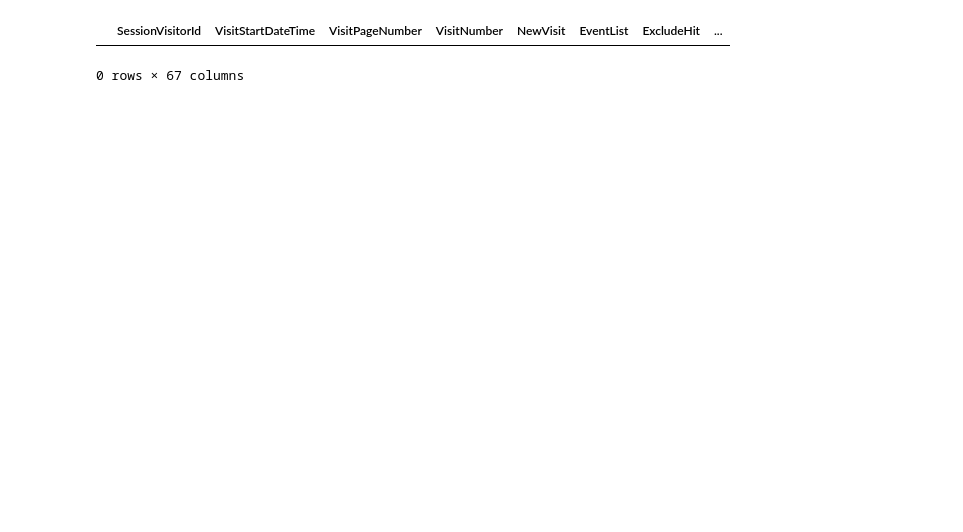
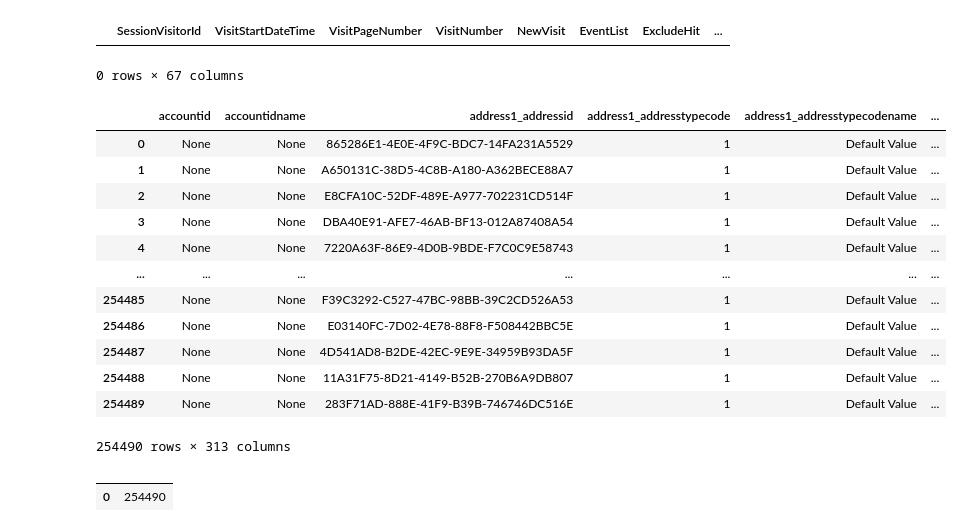
Before and after one commit to wyang-pisrc/ra-mdp, a Jupyter notebook: engagement_scoring/engagement_scoring.ipynb, the cells around one changed output. Saved outputs shown, nothing was run; the diff lists cells and outputs as text; code cells hidden in the pictures; blank space fills up the shorter version.

```diff
--- a/engagement_scoring/engagement_scoring.ipynb
+++ b/engagement_scoring/engagement_scoring.ipynb
@@ -440,3 +438,36 @@ df
 # %% [output]
 |  | SessionVisitorId | VisitStartDateTime | VisitPageNumber | VisitNumber | NewVisit | EventList | ExcludeHit | ... |
 0 rows × 67 columns
+# %%
+df = query_db(
+    """
+    SELECT *
+    FROM [Staging].[crm].[Lead]
+    """
+)
+df.to_csv("crm_Lead_20221116_all.csv")
+df
+# %% [output]
+|  | accountid | accountidname | address1_addressid | address1_addresstypecode | address1_addresstypecodename | ... |
+| 0 | None | None | 865286E1-4E0E-4F9C-BDC7-14FA231A5529 | 1 | Default Value | ... |
+| 1 | None | None | A650131C-38D5-4C8B-A180-A362BECE88A7 | 1 | Default Value | ... |
+| 2 | None | None | E8CFA10C-52DF-489E-A977-702231CD514F | 1 | Default Value | ... |
+| 3 | None | None | DBA40E91-AFE7-46AB-BF13-012A87408A54 | 1 | Default Value | ... |
+| 4 | None | None | 7220A63F-86E9-4D0B-9BDE-F7C0C9E58743 | 1 | Default Value | ... |
+| ... | ... | ... | ... | ... | ... | ... |
+| 254485 | None | None | F39C3292-C527-47BC-98BB-39C2CD526A53 | 1 | Default Value | ... |
+| 254486 | None | None | E03140FC-7D02-4E78-88F8-F508442BBC5E | 1 | Default Value | ... |
+| 254487 | None | None | 4D541AD8-B2DE-42EC-9E9E-34959B93DA5F | 1 | Default Value | ... |
+| 254488 | None | None | 11A31F75-8D21-4149-B52B-270B6A9DB807 | 1 | Default Value | ... |
+| 254489 | None | None | 283F71AD-888E-41F9-B39B-746746DC516E | 1 | Default Value | ... |
+254490 rows × 313 columns
+# %%
+df = query_db(
+    """
+SELECT COUNT(*)  FROM [Staging].[crm].[Lead]
+    """
+)
+df
+# %% [output]
+|  |  |
+| 0 | 254490 |
```
Also changed, not shown: parts of 7 cells of this notebook, 4 other files.
